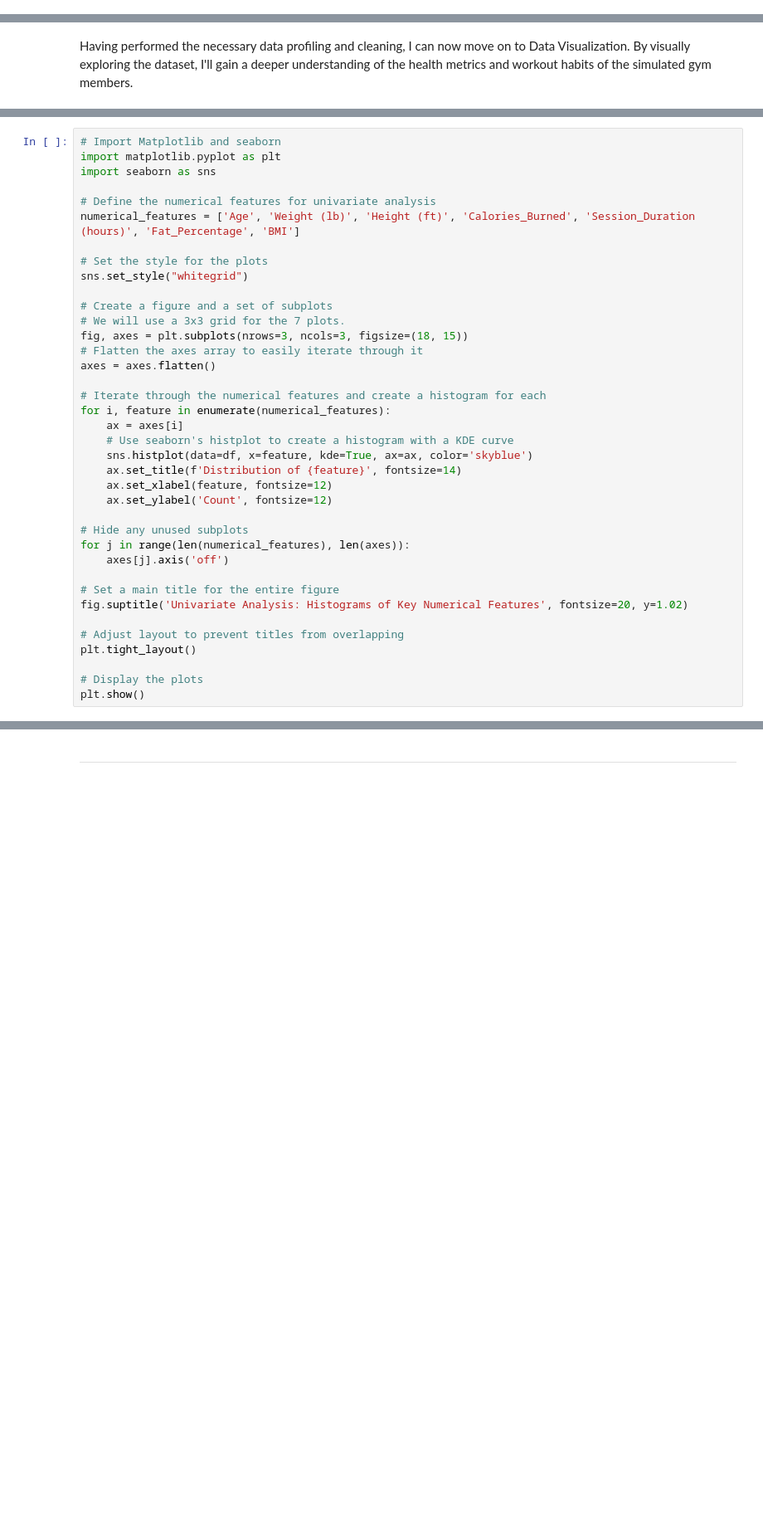
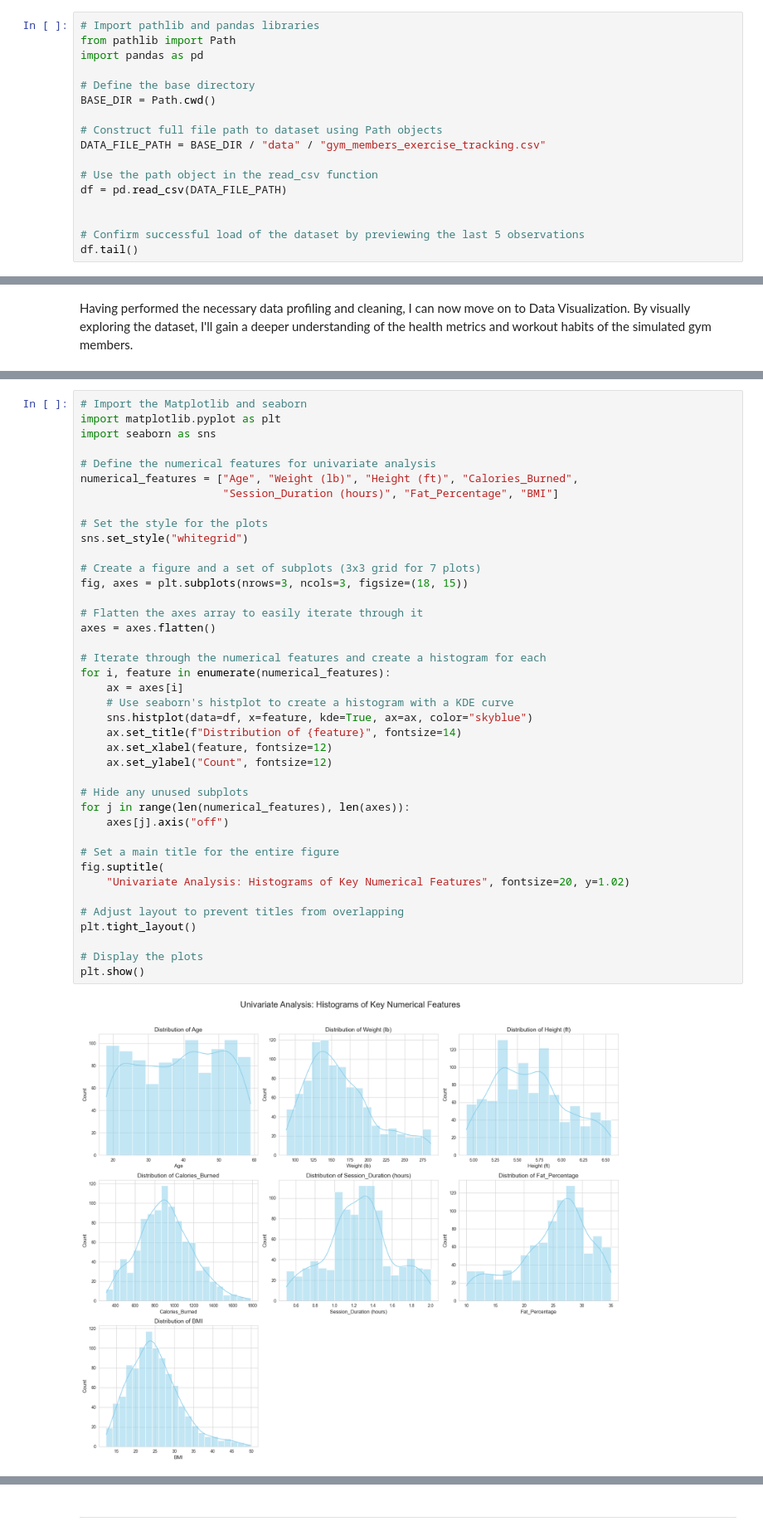
Before and after one commit to axelcabato/da-proj-1, a Jupyter notebook: 1stDAProject.ipynb, the cells around one changed output, grey strips where cells are left out. Shown: that part at 83% size. Cells and saved outputs as stored; diff of their text form; blank space fills up the shorter version.

Commit message:
- Update data file path for secure use while publicly tracked on GitHub
- Updated Univariate + Categorical Analysis sections. Refined grammer & added concluding remarks and insights.

```diff
--- a/1stDAProject.ipynb
+++ b/1stDAProject.ipynb
@@ -27,0 +19,17 @@ df.tail()
+# %%
+# Import pathlib and pandas libraries
+from pathlib import Path
+import pandas as pd
+
+# Define the base directory
+BASE_DIR = Path.cwd()
+
+# Construct full file path to dataset using Path objects
+DATA_FILE_PATH = BASE_DIR / "data" / "gym_members_exercise_tracking.csv"
+
+# Use the path object in the read_csv function
+df = pd.read_csv(DATA_FILE_PATH)
+
+
+# Confirm successful load of the dataset by previewing the last 5 observations
+df.tail()
@@ -102,38 +186,42 @@ Firstly, I have determined that the first step of my visual analysis should be t
 # %%
-# Import Matplotlib and seaborn
+# Import the Matplotlib and seaborn
 import matplotlib.pyplot as plt
 import seaborn as sns
 
 # Define the numerical features for univariate analysis
-numerical_features = ['Age', 'Weight (lb)', 'Height (ft)', 'Calories_Burned', 'Session_Duration (hours)', 'Fat_Percentage', 'BMI']
+numerical_features = ["Age", "Weight (lb)", "Height (ft)", "Calories_Burned",
+                      "Session_Duration (hours)", "Fat_Percentage", "BMI"]
 
 # Set the style for the plots
 sns.set_style("whitegrid")
 
-# Create a figure and a set of subplots
-# We will use a 3x3 grid for the 7 plots.
+# Create a figure and a set of subplots (3x3 grid for 7 plots)
 fig, axes = plt.subplots(nrows=3, ncols=3, figsize=(18, 15))
+
 # Flatten the axes array to easily iterate through it
 axes = axes.flatten()
 
 # Iterate through the numerical features and create a histogram for each
 for i, feature in enumerate(numerical_features):
     ax = axes[i]
     # Use seaborn's histplot to create a histogram with a KDE curve
-    sns.histplot(data=df, x=feature, kde=True, ax=ax, color='skyblue')
-    ax.set_title(f'Distribution of {feature}', fontsize=14)
+    sns.histplot(data=df, x=feature, kde=True, ax=ax, color="skyblue")
+    ax.set_title(f"Distribution of {feature}", fontsize=14)
     ax.set_xlabel(feature, fontsize=12)
-    ax.set_ylabel('Count', fontsize=12)
+    ax.set_ylabel("Count", fontsize=12)
 
 # Hide any unused subplots
 for j in range(len(numerical_features), len(axes)):
-    axes[j].axis('off')
+    axes[j].axis("off")
 
 # Set a main title for the entire figure
-fig.suptitle('Univariate Analysis: Histograms of Key Numerical Features', fontsize=20, y=1.02)
+fig.suptitle(
+    "Univariate Analysis: Histograms of Key Numerical Features", fontsize=20, y=1.02)
 
 # Adjust layout to prevent titles from overlapping
 plt.tight_layout()
 
 # Display the plots
 plt.show()
+# %% [output]
+[figure, added]
```
Also changed, not shown: parts of 21 cells of this notebook, 1 other file.
